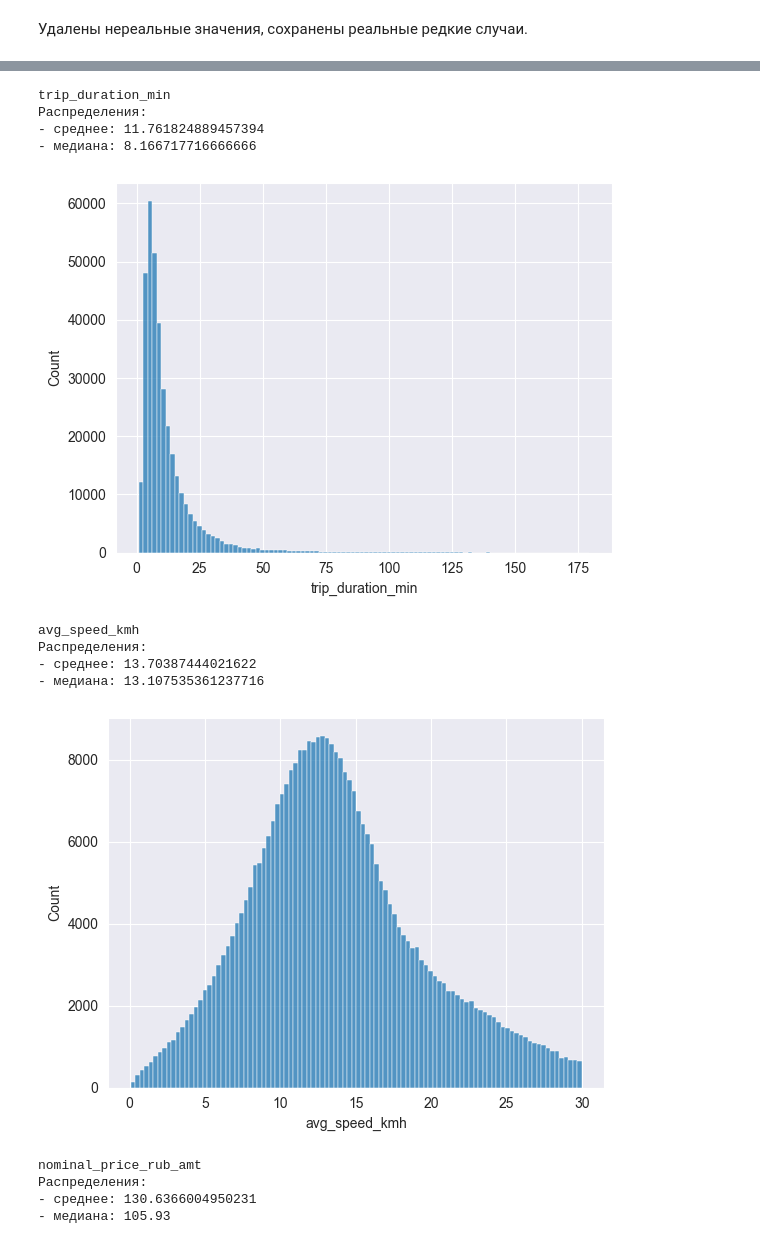
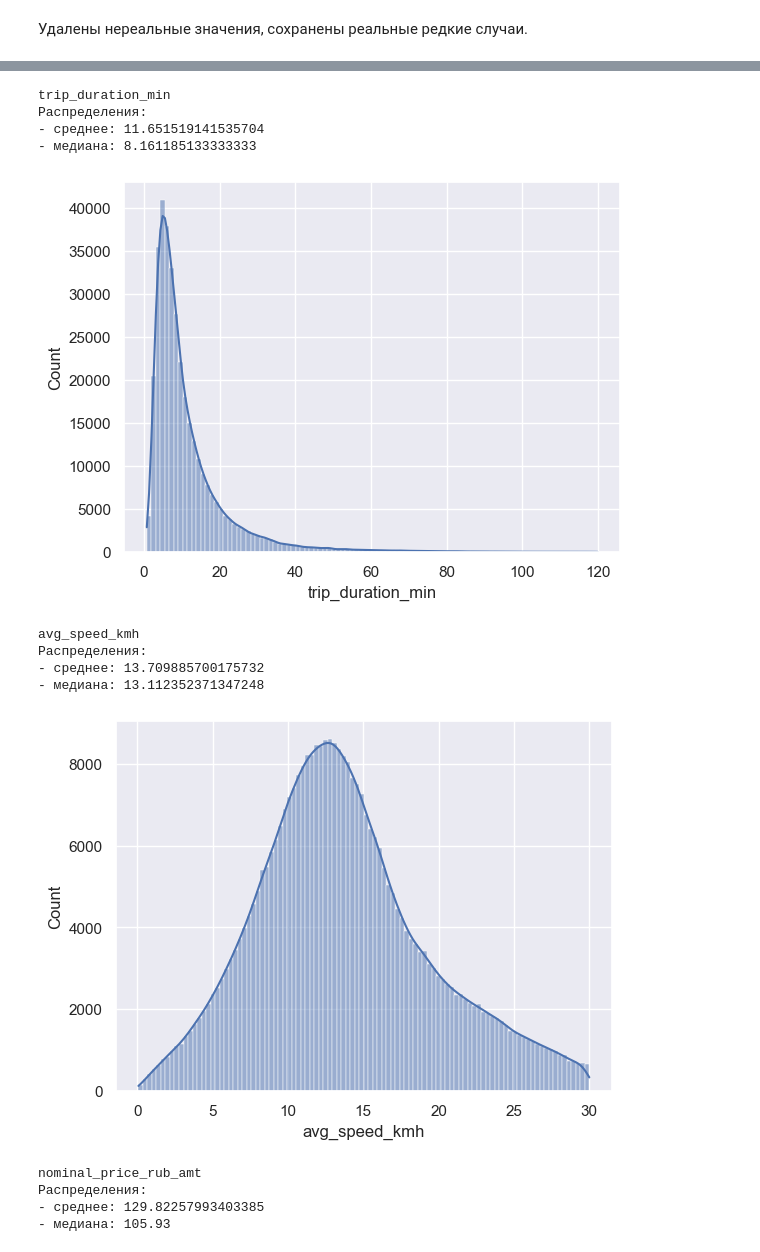
Before and after one commit to george-gh5/kicksharing_analysis, a Jupyter notebook: notebooks/1_data_cleaning.ipynb, the cells around one changed output, grey strips where cells are left out. Saved outputs shown, nothing was run; the diff lists cells and outputs as text; code cells hidden in the pictures.

```diff
--- a/notebooks/1_data_cleaning.ipynb
+++ b/notebooks/1_data_cleaning.ipynb
@@ -359 +380,5 @@ df.head()
 5 rows × 22 columns
+# %%
+# Час по локальному времени старта поездки
+df['hour'] = df['local_book_start_dttm'].dt.hour
+df.head()
@@ -359,0 +393,4 @@ df.head()
+# %%
+# День недели (где 0 - понедельник, 6 - воскресенье)
+df['day_of_week'] = df['local_book_start_dttm'].dt.day_of_week
+df.head()
@@ -359,0 +405,4 @@ df.head()
+# %%
+# Месяц (где 1 - январь, 12 - декабрь)
+df['month'] = df['local_book_start_dttm'].dt.month
+df.head()
@@ -377,6 +434,6 @@ cashback_rate:
 # %%
 df = df[(df['avg_speed_kmh'] > 0) & (df['avg_speed_kmh'] < 30) &
-    (df['trip_duration_min'] > 0) & (df['trip_duration_min'] < 180) &
+    (df['trip_duration_min'] > 0) & (df['trip_duration_min'] < 120) &
     (df['cashback_rate'] >= 0) & (df['cashback_rate'] <= 1)]
 
 df.head()
@@ -396,11 +453,11 @@ df.head()
 # %%
-# С учетом всей фильтрации распределение очищенных данных выглядит так
+# Распределение очищенных данных
 
 columns_after_clean = ['distance_km', 'trip_duration_min', 'avg_speed_kmh',
                        'nominal_price_rub_amt', 'cashback_rate']
 for col in columns_after_clean:
     print(f"{col}\nРаспределения:\n- среднее: {df[col].mean()}\n- медиана: {df[col].median()}")
-    sns.histplot(df[col], bins=100)
+    sns.histplot(df[col], bins=100, kde=True)
     plt.show()
 # %% [output]
 distance_km
@@ -411,14 +468,14 @@ distance_km
 trip_duration_min
 Распределения:
-- среднее: 11.761824889457394
-- медиана: 8.166717716666666
+- среднее: 11.651519141535704
+- медиана: 8.161185133333333
-[figure, old version]
+[figure, new version]
 avg_speed_kmh
 Распределения:
-- среднее: 13.70387444021622
-- медиана: 13.107535361237716
+- среднее: 13.709885700175732
+- медиана: 13.112352371347248
-[figure, old version]
+[figure, new version]
 nominal_price_rub_amt
 Распределения:
-- среднее: 130.6366004950231
+- среднее: 129.82257993403385
 - медиана: 105.93
```
Also changed, not shown: parts of 41 cells of this notebook, 1 other file.
